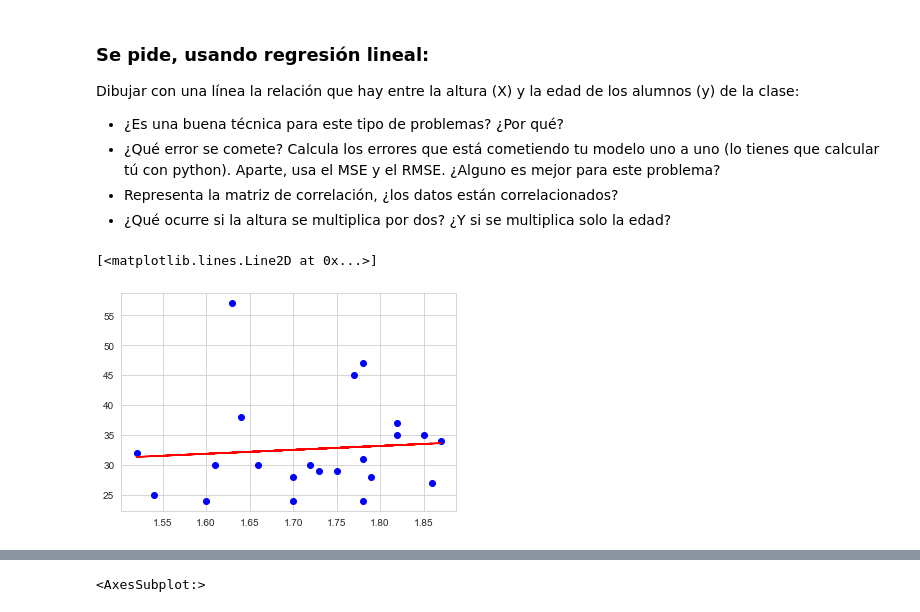
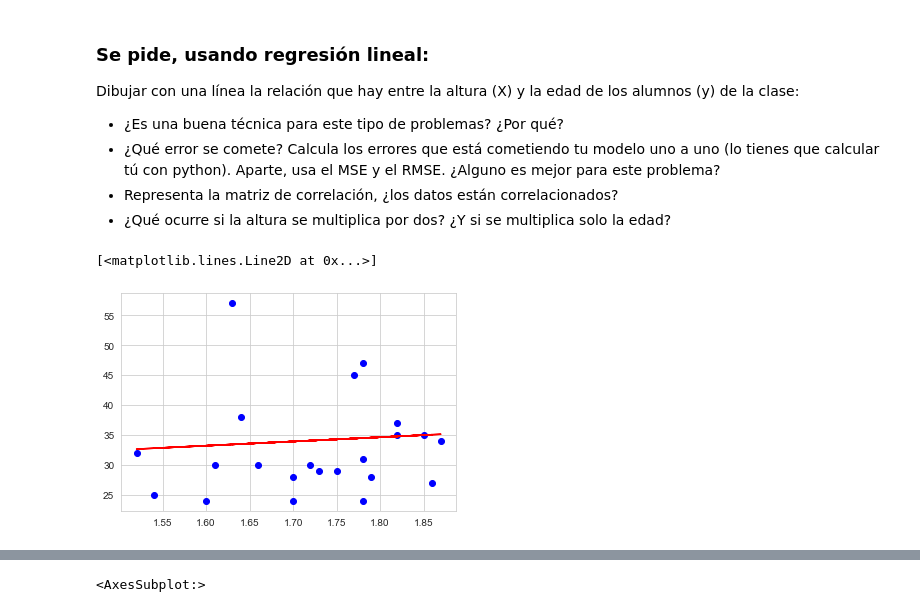
Before and after one commit to SoniaCobPac/the_bridge_bootcamp, a Jupyter notebook: week8_EDA_project_ML_lr/day5_ml_linear_regression/exercises/height_weight.ipynb, the cells around one changed output, grey strips where cells are left out. Cells and saved outputs as stored; diff of their text form; code cells hidden in the pictures.

```diff
--- a/week8_EDA_project_ML_lr/day5_ml_linear_regression/exercises/height_weight.ipynb
+++ b/week8_EDA_project_ML_lr/day5_ml_linear_regression/exercises/height_weight.ipynb
@@ -37,11 +40,11 @@ y = np.array(y).reshape(-1,1)
 # %%
 new_model2 = LinearRegression(n_jobs=-1)
-new_model2.fit(X, y)
+new_model2.fit(X_train, y_train)
 
 plt.scatter(X, y, color='b')
 plt.plot(X, new_model2.predict(X), color='red')
 # %% [output]
 [<matplotlib.lines.Line2D at 0x...>]
-[figure, old version]
+[figure, new version]
 # %%
 # ¿Es una buena técnica para este tipo de problemas? ¿Por qué?
```
Also changed, not shown: parts of 17 cells of this notebook, 18 other files.
